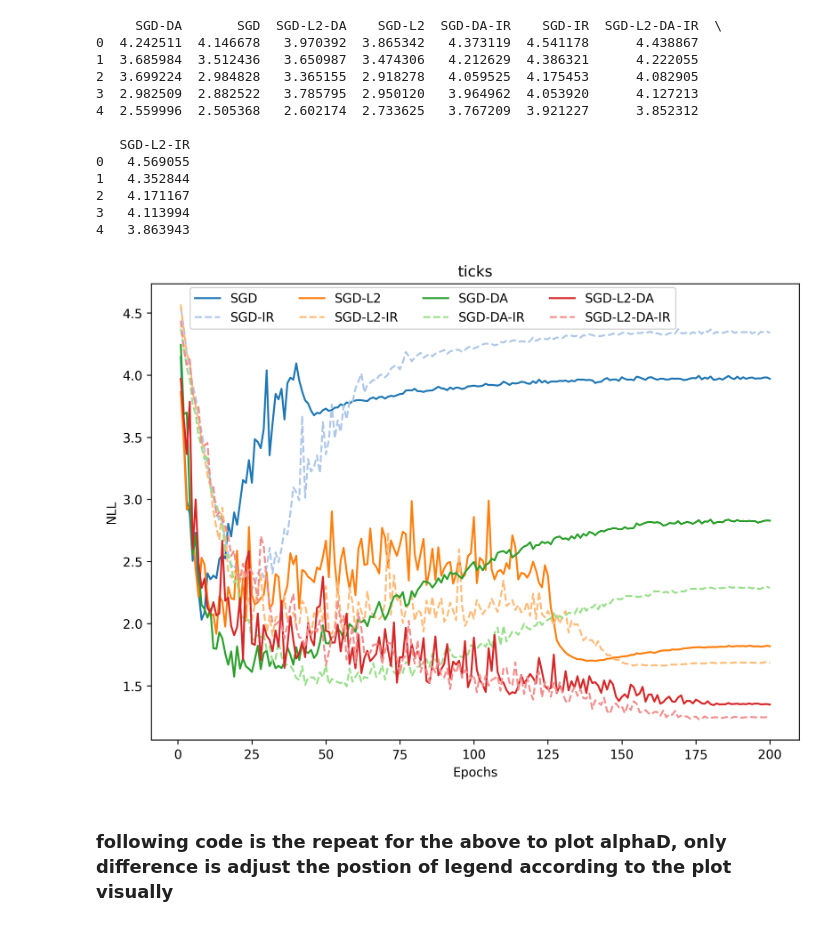
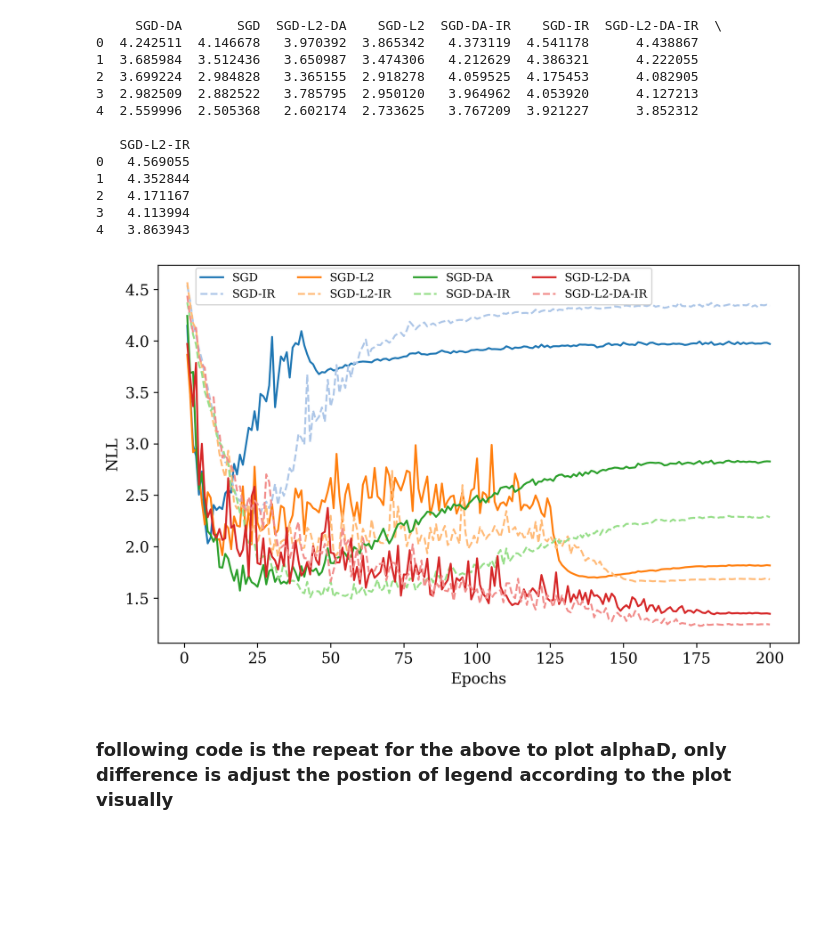
Before and after one commit to cnjackhu/image-classification-codebase, a Jupyter notebook: figure.ipynb, the cells around one changed output. Cells and saved outputs as stored; diff of their text form; code cells hidden in the pictures; blank space fills up the shorter version.

Commit message:
change font size and figure size

```diff
--- a/figure.ipynb
+++ b/figure.ipynb
@@ -5,3 +1,22 @@ import pandas as pd
+# %%
+import matplotlib
+#import seaborn as sns
+#sns.set_context("paper")
+import matplotlib.pyplot as plt
+import pandas as pd
+import matplotlib as mpl
+plt.style.use('seaborn-v0_8-colorblind')
+#matplotlib.rc("font", family="Times New Roman")
+# Global font settings
+mpl.rcParams.update({
+    "font.family": "serif",
+    "font.size": 12,            # Base font size
+    "axes.titlesize": 18,      # Title
+    "axes.labelsize": 12,       # X and Y labels
+    "xtick.labelsize": 12,
+    "ytick.labelsize": 12,
+    "legend.fontsize": 9,
+})
 # %%
 df = pd.read_csv("L.csv")
 print(df.head())
@@ -26,17 +41,17 @@ light_colors = ['#aec7e8', '#ffbb78','#98df8a',  '#f28e8c']
 # %%
 columns = ['SGD','SGD-L2','SGD-DA','SGD-L2-DA']
 
-fig, ax = plt.subplots(dpi=300,figsize=(8, 6), tight_layout=True)
+fig, ax = plt.subplots(dpi=300,figsize=(8, 5), tight_layout=True)
 for indx, column in enumerate(columns):
     ax.plot(df.index + 1, df[column], label=column,color=base_colors[indx])
     column_pair = column + '-IR'
     ax.plot(df.index + 1, df[column_pair], label=column_pair,color=light_colors[indx],linestyle='--')
     ax.tick_params(axis='x', labelrotation = 0)
     ax.set(xlabel='Epochs', ylabel='NLL')
-    ax.legend(loc='upper left', ncol=4,bbox_to_anchor=(0.05, 1.005))
-    ax.set_title('ticks')
+    ax.legend(loc='upper left', ncol=4,bbox_to_anchor=(0.05, 1.007))
+    #ax.set_title('ticks')
 
 fig.show()
 # %% [output]
-[figure, old version]
+[figure, new version]
 # %%
```
Also changed, not shown: parts of 4 cells of this notebook.
